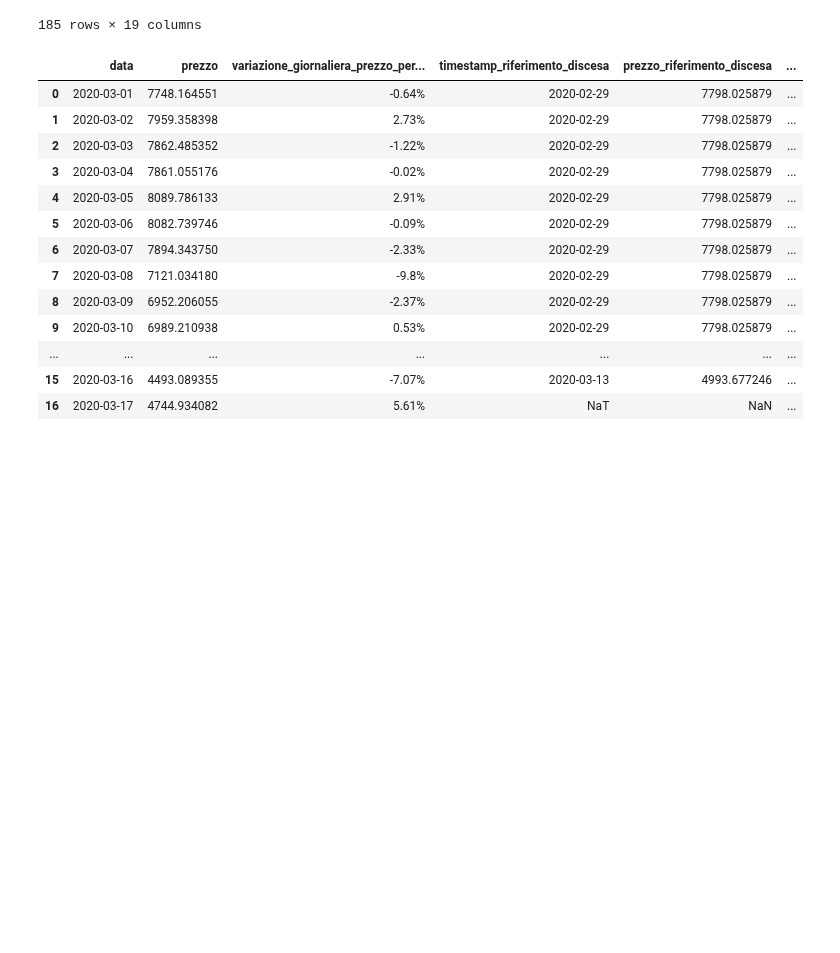
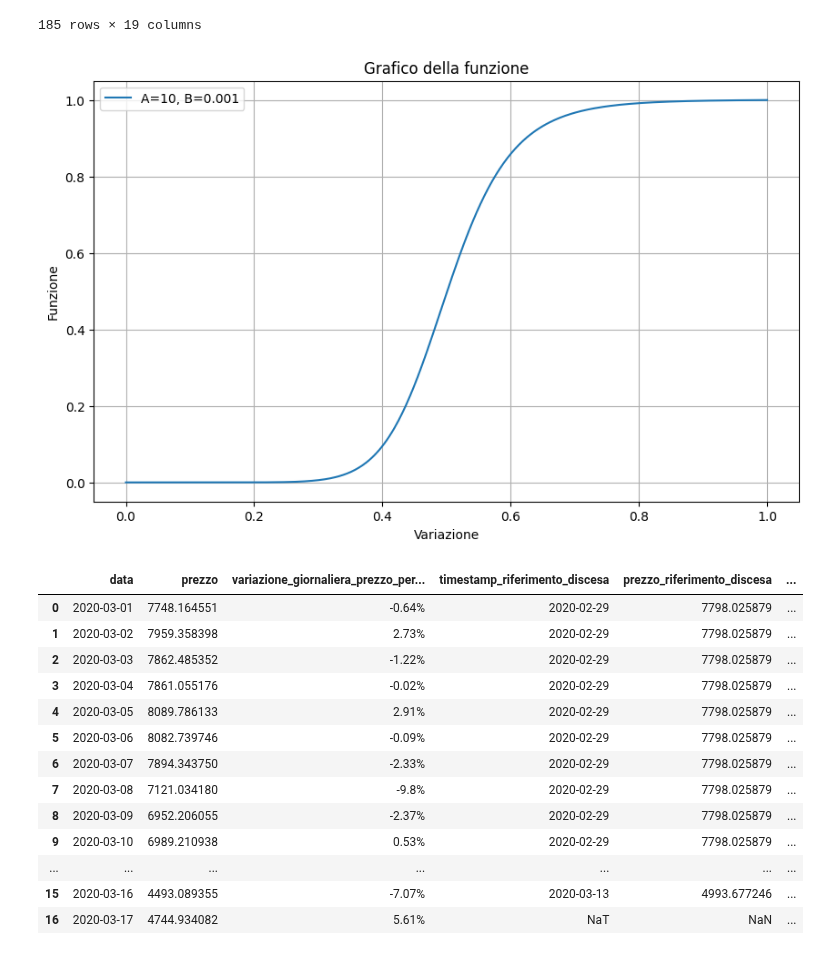
Before and after one commit to AleImbri/Crypto-strategies-simulations, a Jupyter notebook: Trading a % senza micro variazioni.ipynb, the cells around one changed output. Drawn from its saved outputs; the diff is of its cells as text; code cells hidden in the pictures; blank space fills up the shorter version.

```diff
--- a/Trading a % senza micro variazioni.ipynb
+++ b/Trading a % senza micro variazioni.ipynb
@@ -400,6 +398,24 @@ def calcola_percentuale(variazione, coefficienti, A, B):
 
     else:
         raise TypeError("Il parametro 'coefficienti' deve essere una lista, una stringa o 'custom_exp'.")
+# %%
+# Define the function
+def plot_custom_exp(A, B):
+    # Generate a range of x values (variazione)
+    variazione = np.linspace(0, 1, 500)
+
+    # Calculate the function's values
+    # y = variazione ** A / (B + (1 - B) * variazione ** A)
+
+    # Plot the function
+    plt.figure(figsize=(10, 6))
+    plt.plot(variazione, calcola_percentuale(variazione, 'custom_exp', A, B), label=f'A={A}, B={B}')
+    plt.xlabel('Variazione')
+    plt.ylabel('Funzione')
+    plt.title(f'Grafico della funzione')
+    plt.legend()
+    plt.grid()
+    plt.show()
 # %%
 # Parametri della strategia
 inverti_riferimento_acquisto = True # Se è True, la variazione percentuale viene calcolata "dall'alto in basso" (ad esempio, se il prezzo passa da 80 a 40 la variazione % è considerata del -50%); se è False, la variazione percentuale viene calcolata "dal basso all'alto" (ad esempio, se il prezzo passa da 80 a 40 la variazione % è considerata del +100% perchè da 40 a 80 c'è il 100%); la percentuale di acquisto sarà poi una funzione del modulo di questa variazione % attraverso la function calcola_percentuale
@@ -664,6 +680,10 @@ df_transazioni
 | 183 | 2020-08-31 | 9785.023438 | -0.41% | 2020-08-01 | 9983.694336 | ... |
 | 184 | 2020-09-01 | 10038.563477 | 2.59% | 2020-08-01 | 9983.694336 | ... |
 185 rows × 19 columns
+# %%
+plot_custom_exp(A_a, B_a)
+# %% [output]
+[figure, added]
 # %%
 df_transazioni[:20]
 # %% [output]
```
Also changed, not shown: parts of 8 cells of this notebook, 3 other files.
